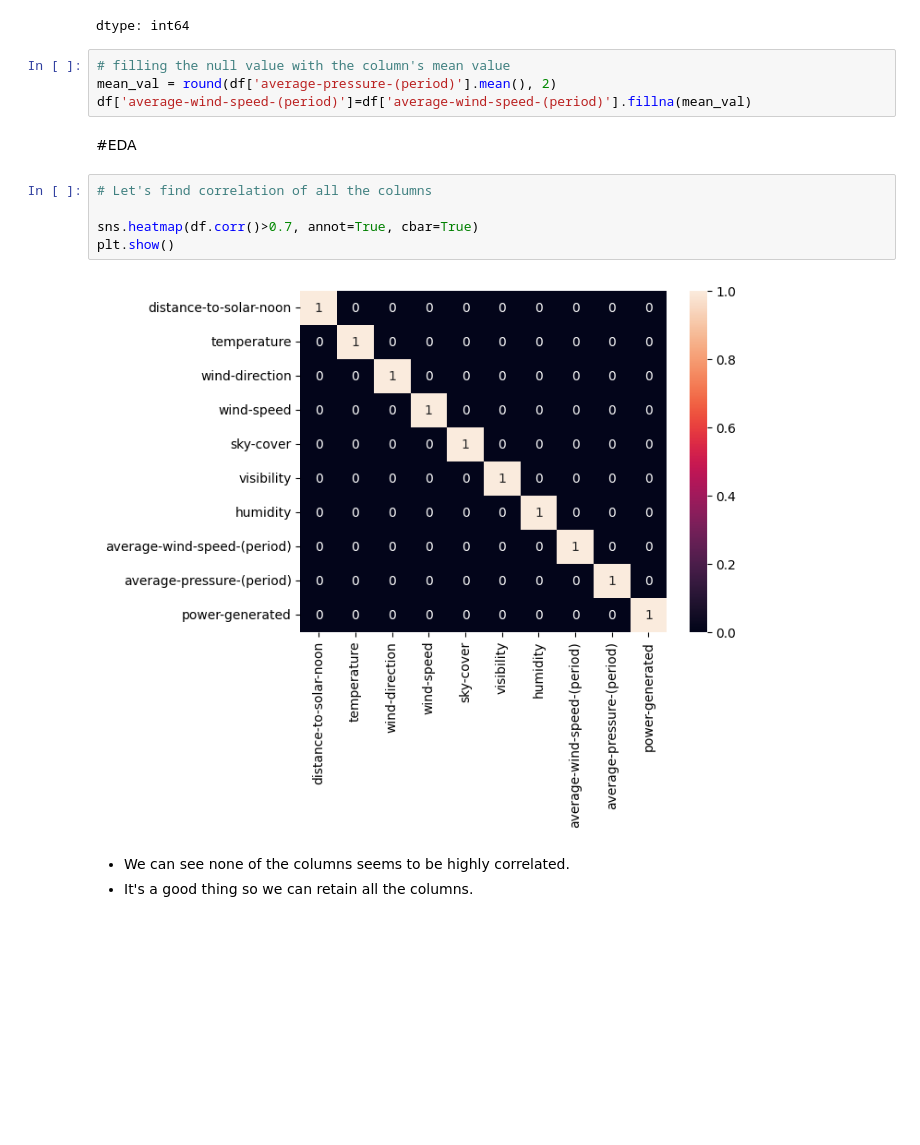
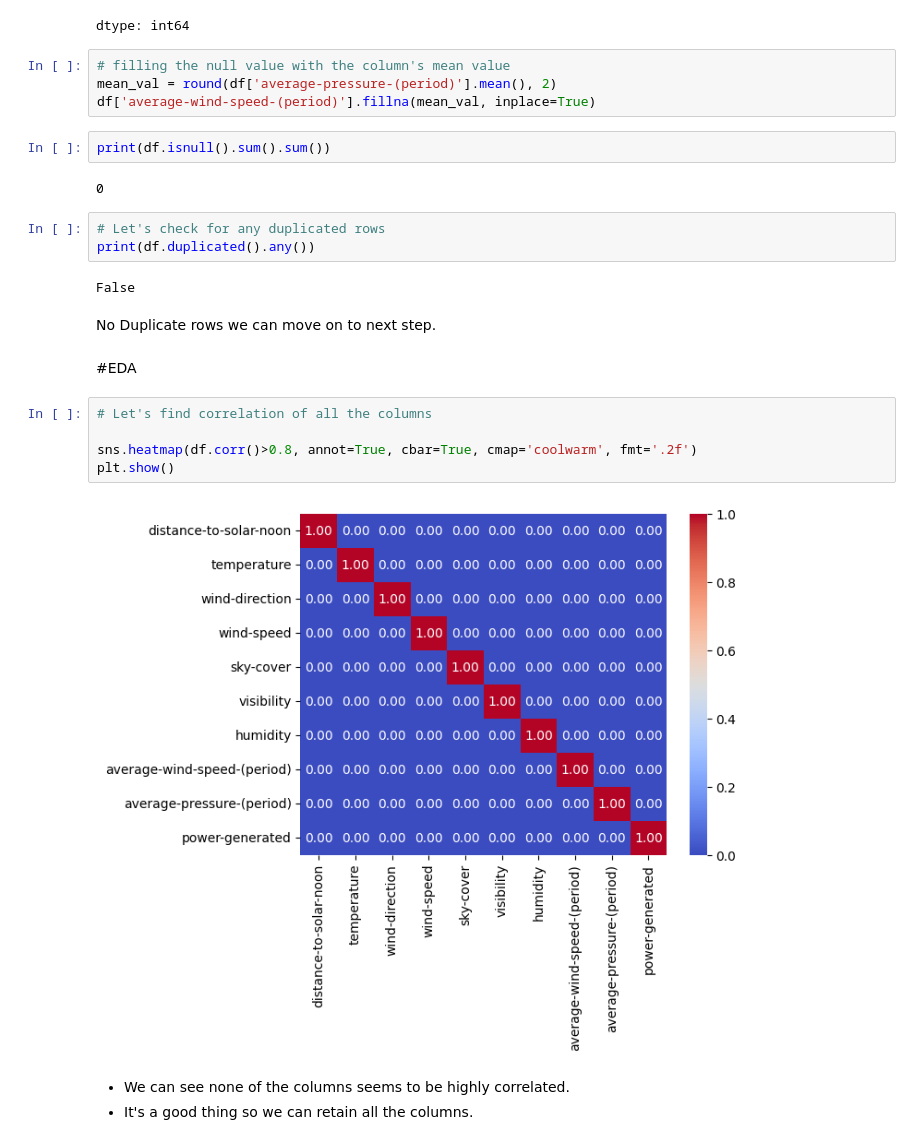
Before and after one commit to rizz045/Solar-Power-Generation-Prediction-Using-ML-Regression-Techniques, a Jupyter notebook: Solar_Power_Generation_Prediction Using_Regression.ipynb, the cells around one changed output. Cells and saved outputs as stored; diff of their text form; blank space fills up the shorter version.

```diff
--- a/Solar_Power_Generation_Prediction Using_Regression.ipynb
+++ b/Solar_Power_Generation_Prediction Using_Regression.ipynb
@@ -104,16 +120,27 @@ dtype: int64
 # %%
 # filling the null value with the column's mean value
 mean_val = round(df['average-pressure-(period)'].mean(), 2)
-df['average-wind-speed-(period)']=df['average-wind-speed-(period)'].fillna(mean_val)
+df['average-wind-speed-(period)'].fillna(mean_val, inplace=True)
+# %%
+print(df.isnull().sum().sum())
+# %% [output]
+0
+# %%
+# Let's check for any duplicated rows
+print(df.duplicated().any())
+# %% [output]
+False
+# %% [markdown]
+No Duplicate rows we can move on to next step.
 # %% [markdown]
 #EDA
 # %%
 # Let's find correlation of all the columns
 
-sns.heatmap(df.corr()>0.7, annot=True, cbar=True)
+sns.heatmap(df.corr()>0.8, annot=True, cbar=True, cmap='coolwarm', fmt='.2f')
 plt.show()
 # %% [output]
-[figure, old version]
+[figure, new version]
 # %% [markdown]
 * We can see none of the columns seems to be highly correlated.
 * It's a good thing so we can retain all the columns.
```
Also changed, not shown: parts of 39 cells of this notebook.
